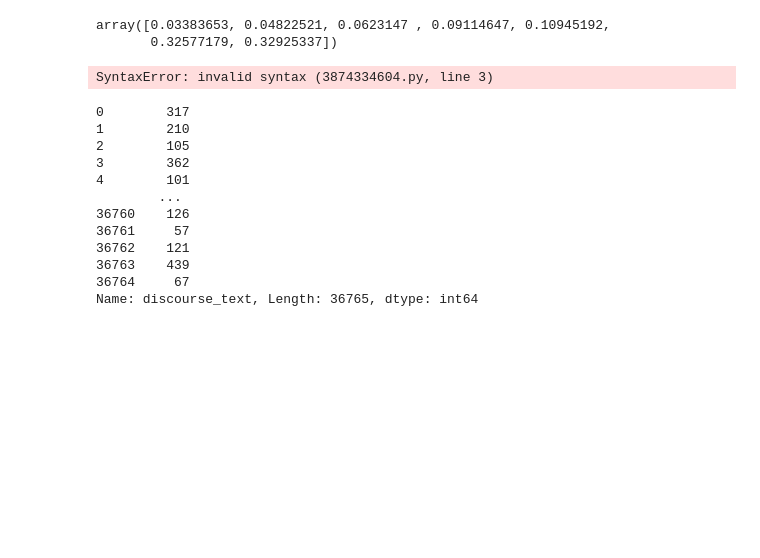
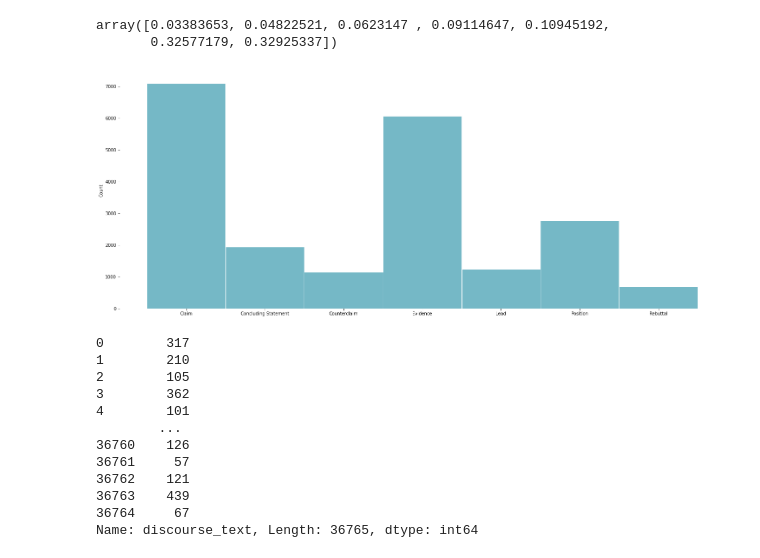
Before and after one commit to tripnv/fbp-kaggle, a Jupyter notebook: eda.ipynb, the cells around one changed output. Saved outputs shown, nothing was run; the diff lists cells and outputs as text; code cells hidden in the pictures; blank space fills up the shorter version.

```diff
--- a/eda.ipynb
+++ b/eda.ipynb
@@ -224,9 +224,9 @@ subset = sorted(subset)
 # %%
 plt.figure(figsize = (25,10))
 sns.histplot(subset, edgecolor = 'white')
-plt.box(False)Isi
+plt.box(False)
 # %% [output]
-SyntaxError: invalid syntax (3874334604.py, line 3)
+[figure, added]
 # %%
 subset = train.discourse_text.str.len()
 subset
```
Also changed, not shown: parts of 27 cells of this notebook.
